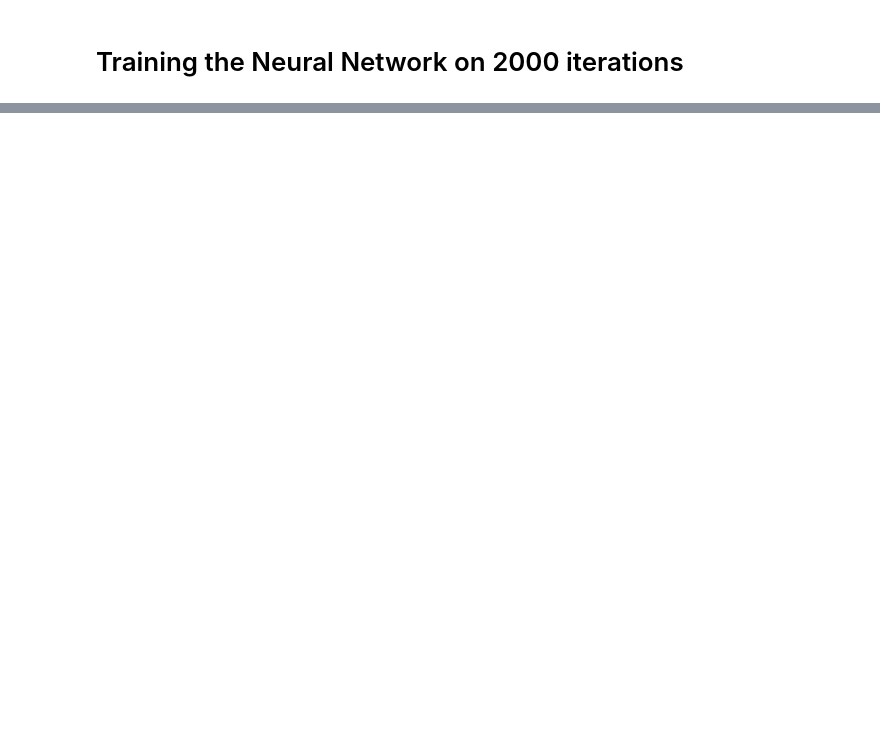
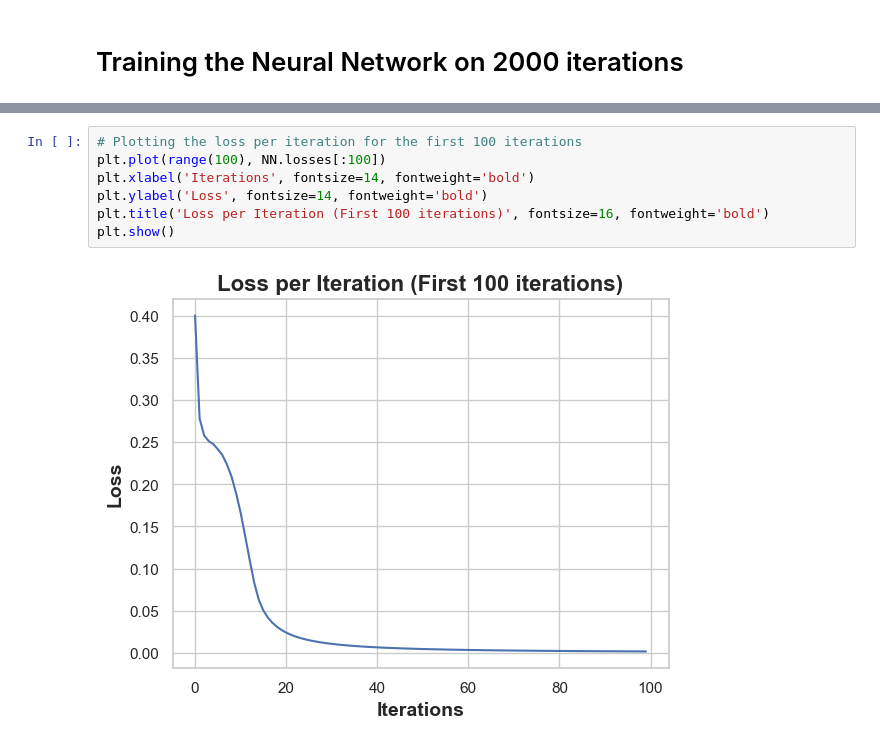
Before and after one commit to LingT03/MachineLearning, a Jupyter notebook: HW4NN/LingThang_Homework4_NN.ipynb, the cells around one changed output, grey strips where cells are left out. Drawn from its saved outputs; the diff is of its cells as text; blank space fills up the shorter version.

```diff
--- a/HW4NN/LingThang_Homework4_NN.ipynb
+++ b/HW4NN/LingThang_Homework4_NN.ipynb
@@ -153,0 +248,9 @@ import tensorflow as tf
+# %%
+# Plotting the loss per iteration for the first 100 iterations
+plt.plot(range(100), NN.losses[:100])
+plt.xlabel('Iterations', fontsize=14, fontweight='bold')
+plt.ylabel('Loss', fontsize=14, fontweight='bold')
+plt.title('Loss per Iteration (First 100 iterations)', fontsize=16, fontweight='bold')
+plt.show()
+# %% [output]
+[figure, added]
```
Also changed, not shown: parts of 12 cells of this notebook.
